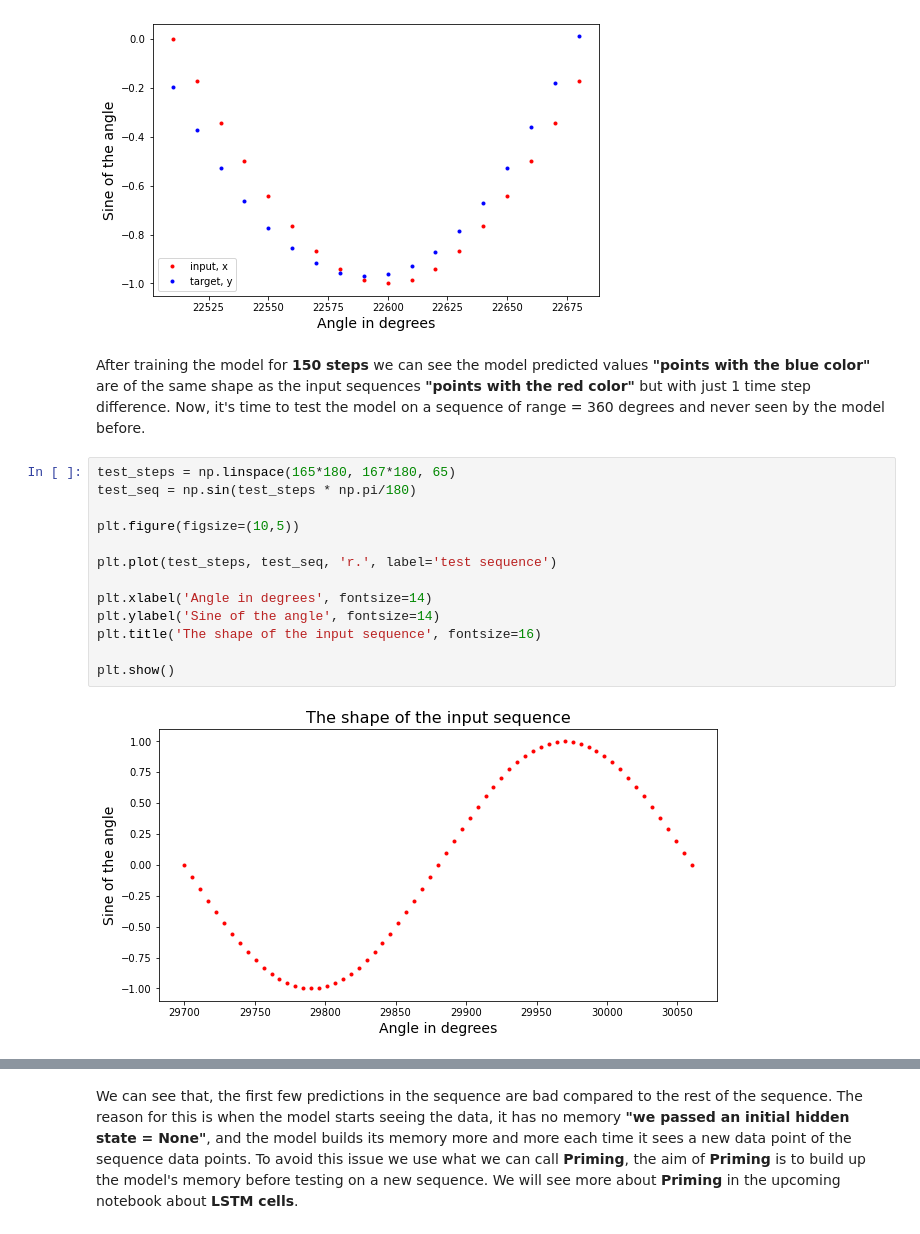
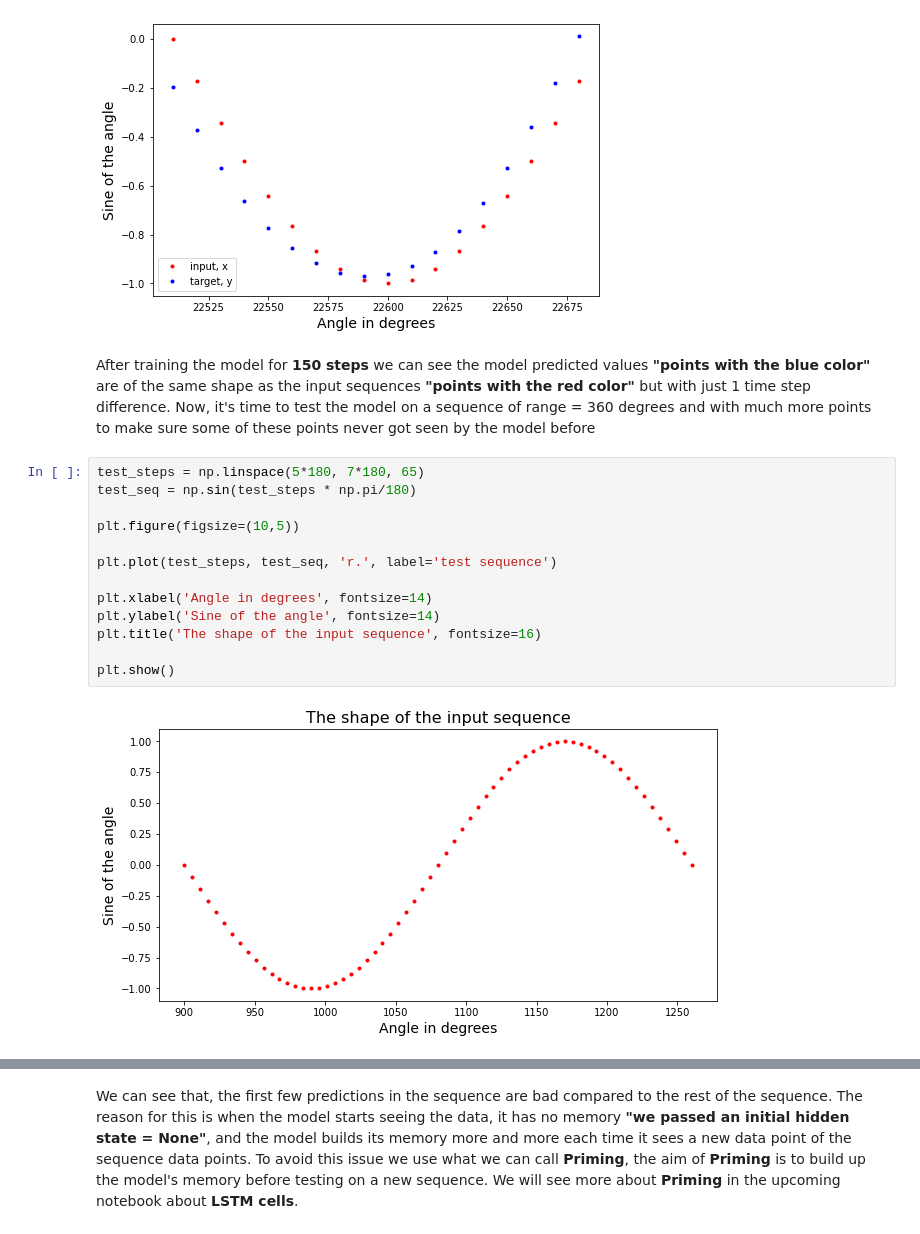
Before and after one commit to MinaGarss/PyTorch-tutorials, a Jupyter notebook: Udacity_RNNs_and_LSTM/01_Simple_RNN_with_comments.ipynb, the cells around one changed output, grey strips where cells are left out. Saved outputs shown, nothing was run; the diff lists cells and outputs as text.

```diff
--- a/Udacity_RNNs_and_LSTM/01_Simple_RNN_with_comments.ipynb
+++ b/Udacity_RNNs_and_LSTM/01_Simple_RNN_with_comments.ipynb
@@ -372,22 +372,22 @@ Loss:  0.000737941765692085
 Loss:  0.00043186324182897806
 [figure]
 # %% [markdown]
-After training the model for **150 steps** we can see the model predicted values **"points with the blue color"** are of the same shape as the input sequences **"points with the red color"** but with just 1 time step difference. Now, it's time to test the model on a sequence of range = 360 degrees and never seen by the model before.
+After training the model for **150 steps** we can see the model predicted values **"points with the blue color"** are of the same shape as the input sequences **"points with the red color"** but with just 1 time step difference. Now, it's time to test the model on a sequence of range = 360 degrees and with much more points to make sure some of these points never got seen by the model before
 # %%
-test_steps = np.linspace(165*180, 167*180, 65)
+test_steps = np.linspace(5*180, 7*180, 65)
 test_seq = np.sin(test_steps * np.pi/180)
 
 plt.figure(figsize=(10,5))
 
 plt.plot(test_steps, test_seq, 'r.', label='test sequence')
 
 plt.xlabel('Angle in degrees', fontsize=14)
 plt.ylabel('Sine of the angle', fontsize=14)
 plt.title('The shape of the input sequence', fontsize=16)
 
 plt.show()
 # %% [output]
-[figure, old version]
+[figure, new version]
 # %%
 ## Moving the model to the CPU
 trained_rnn.cpu()
```
Also changed, not shown: parts of 2 cells of this notebook.
